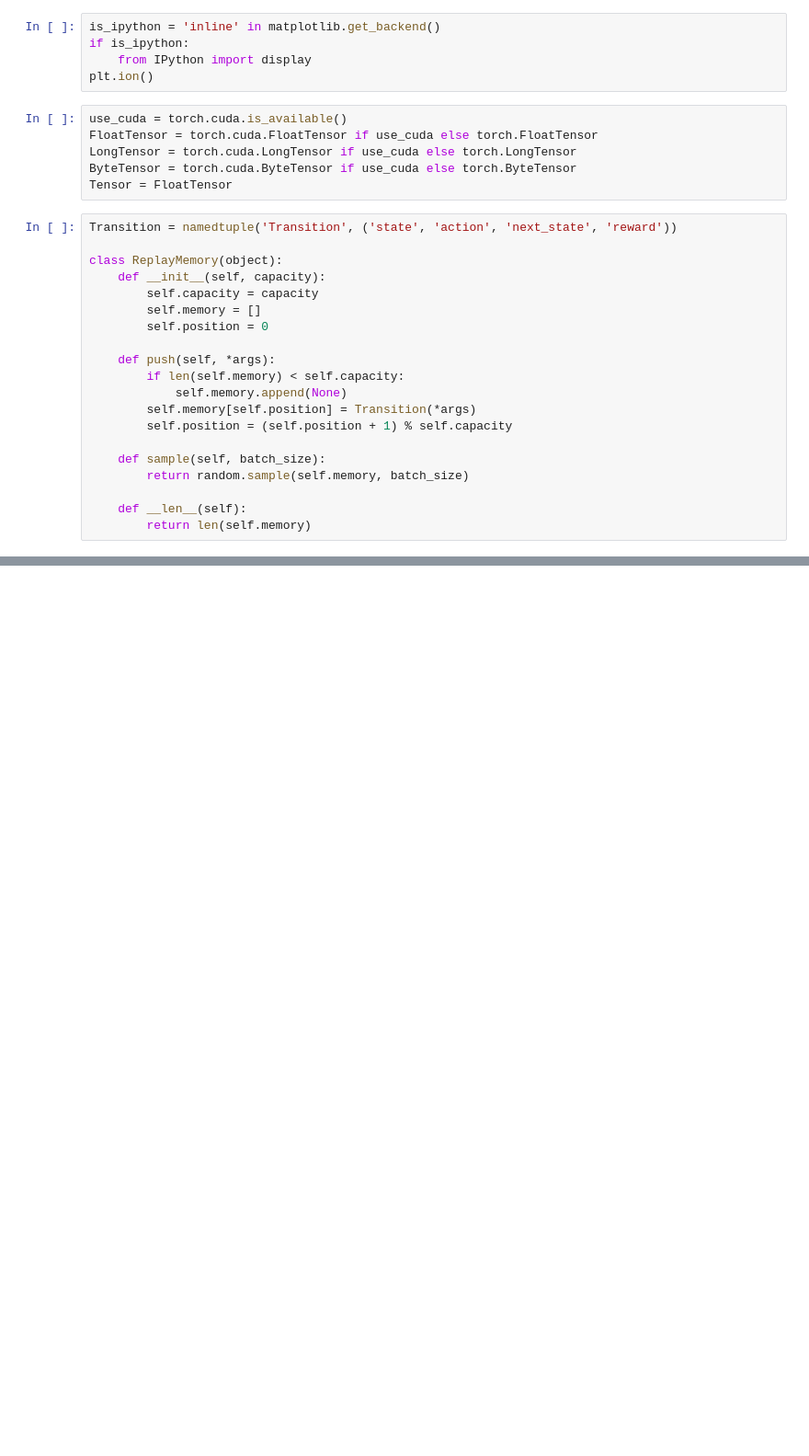
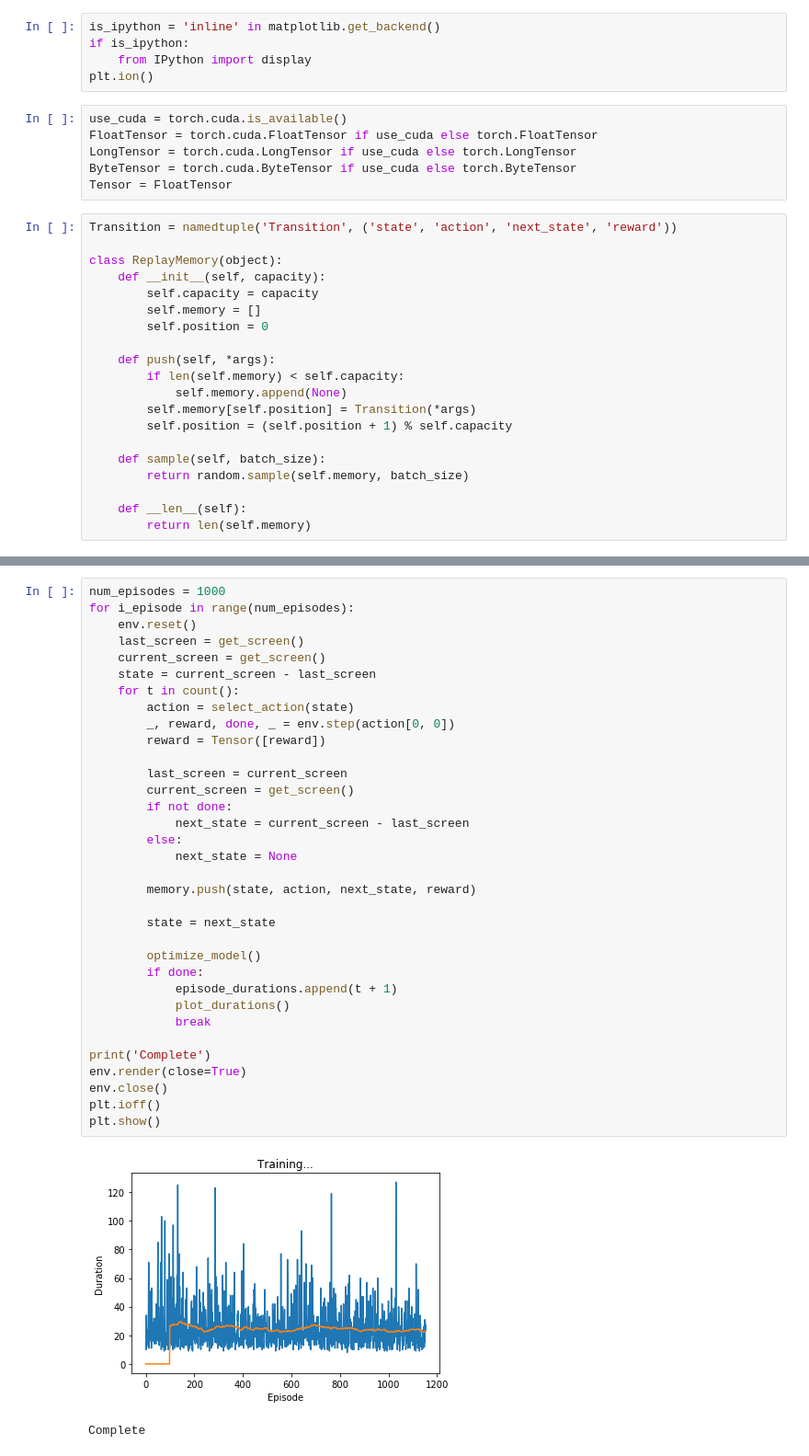
Before and after one commit to wilson1yan/ML-Testing, a Jupyter notebook: cartpole.ipynb, the cells around one changed output, grey strips where cells are left out. Shown: that part at 92% size. Saved outputs shown, nothing was run; the diff lists cells and outputs as text; blank space fills up the shorter version.

```diff
--- a/cartpole.ipynb
+++ b/cartpole.ipynb
@@ -107,0 +181,37 @@ NoSuchDisplayException: Cannot connect to "None"
+# %%
+num_episodes = 1000
+for i_episode in range(num_episodes):
+    env.reset()
+    last_screen = get_screen()
+    current_screen = get_screen()
+    state = current_screen - last_screen
+    for t in count():
+        action = select_action(state)
+        _, reward, done, _ = env.step(action[0, 0])
+        reward = Tensor([reward])
+
+        last_screen = current_screen
+        current_screen = get_screen()
+        if not done:
+            next_state = current_screen - last_screen
+        else:
+            next_state = None
+
+        memory.push(state, action, next_state, reward)
+
+        state = next_state
+
+        optimize_model()
+        if done:
+            episode_durations.append(t + 1)
+            plot_durations()
+            break
+
+print('Complete')
+env.render(close=True)
+env.close()
+plt.ioff()
+plt.show()
+# %% [output]
+[figure, added]
+Complete
```
Also changed, not shown: parts of 6 cells of this notebook, 1 other file.
